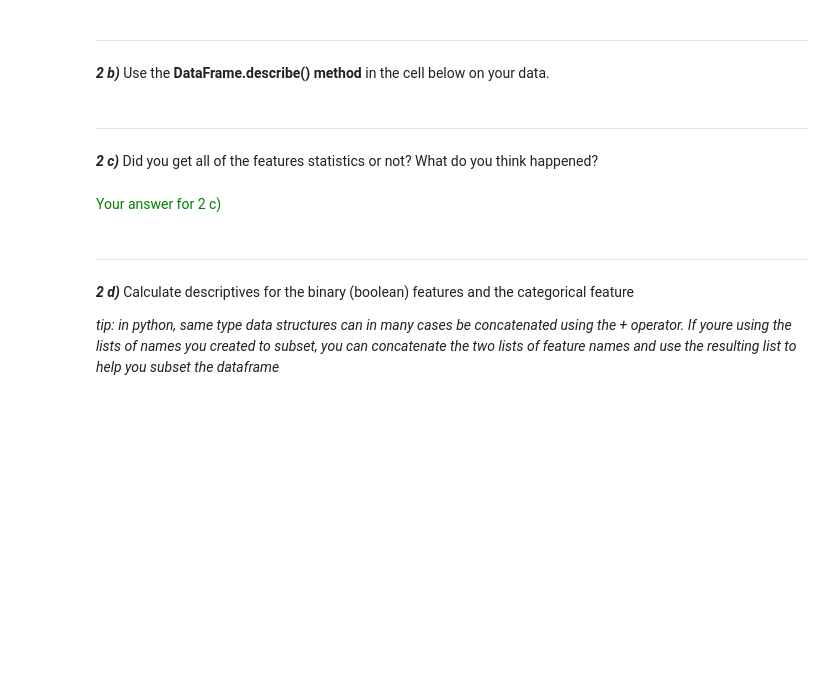
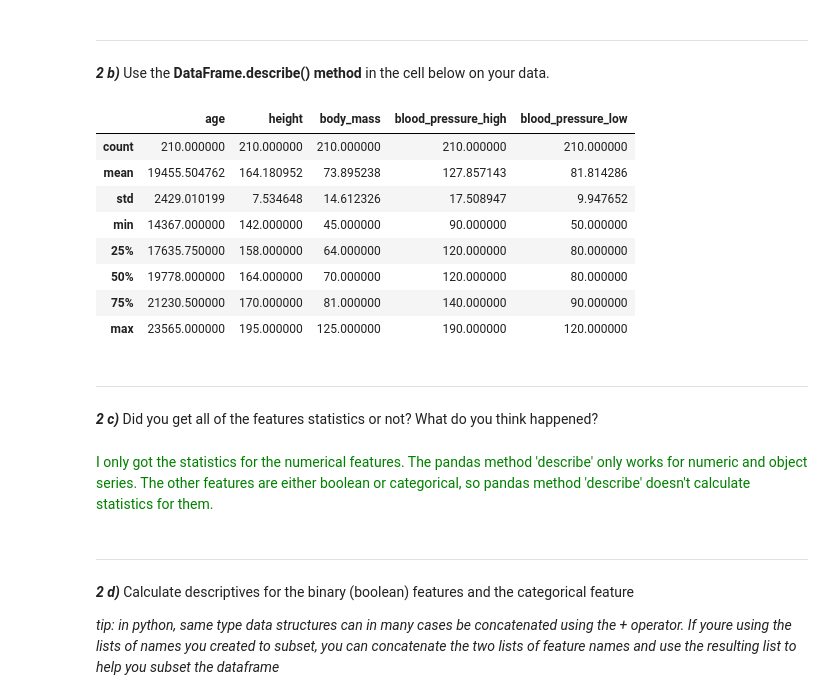
Before and after one commit to konstanyman/DAKD-E1, a Jupyter notebook: Konsta_Nyman_DAKD_2023_exercise_1.ipynb, the cells around one changed output. Drawn from its saved outputs; the diff is of its cells as text; code cells hidden in the pictures; blank space fills up the shorter version.

```diff
--- a/Konsta_Nyman_DAKD_2023_exercise_1.ipynb
+++ b/Konsta_Nyman_DAKD_2023_exercise_1.ipynb
@@ -254,8 +282,22 @@ _Perhaps the most common data types in pandas (see https://pandas.pydata.org/doc
+# %%
+# statistical description of dataframe "data"
+
+data.describe()
+# %% [output]
+|  | age | height | body_mass | blood_pressure_high | blood_pressure_low |
+| count | 210.000000 | 210.000000 | 210.000000 | 210.000000 | 210.000000 |
+| mean | 19455.504762 | 164.180952 | 73.895238 | 127.857143 | 81.814286 |
+| std | 2429.010199 | 7.534648 | 14.612326 | 17.508947 | 9.947652 |
+| min | 14367.000000 | 142.000000 | 45.000000 | 90.000000 | 50.000000 |
+| 25% | 17635.750000 | 158.000000 | 64.000000 | 120.000000 | 80.000000 |
+| 50% | 19778.000000 | 164.000000 | 70.000000 | 120.000000 | 80.000000 |
+| 75% | 21230.500000 | 170.000000 | 81.000000 | 140.000000 | 90.000000 |
+| max | 23565.000000 | 195.000000 | 125.000000 | 190.000000 | 120.000000 |
 # %% [markdown]
 --------
 ***2 c)*** Did you get all of the features statistics or not? What do you think happened?
-# %% [markdown]
-<font color="green">Your answer for 2 c)</font>
+# %% [markdown]
+<font color="green">I only got the statistics for the numerical features. The pandas method 'describe' only works for numeric and object series. The other features are either boolean or categorical, so pandas method 'describe' doesn't calculate statistics for them.</font>
 # %% [markdown]
 ----------
 ***2 d)*** Calculate descriptives for the binary (boolean) features and the categorical feature <br>
```
Also changed, not shown: parts of 19 cells of this notebook.
